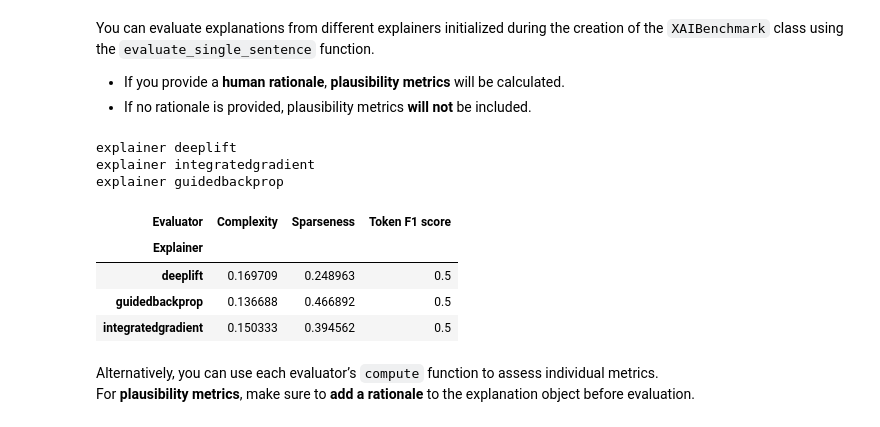
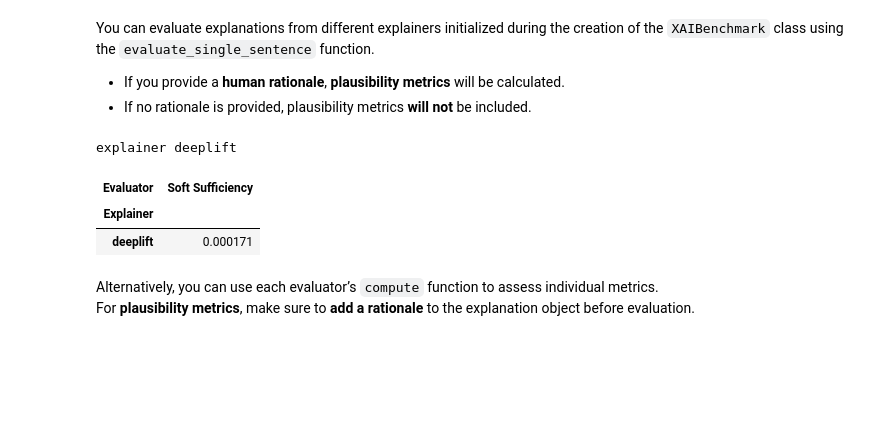
Before and after one commit to kafaite24/EvalxNLP, a Jupyter notebook: examples/tutorial_sentiment_analysis.ipynb, the cells around one changed output. Cells and saved outputs as stored; diff of their text form; code cells hidden in the pictures; blank space fills up the shorter version.

```diff
--- a/examples/tutorial_sentiment_analysis.ipynb
+++ b/examples/tutorial_sentiment_analysis.ipynb
@@ -185,17 +171,13 @@ You can evaluate explanations from different explainers initialized during the c
 
 - If you provide a **human rationale**, **plausibility metrics** will be calculated.
 - If no rationale is provided, plausibility metrics **will not** be included.
-# %%
-xai_framework.evaluate_single_sentence(sentence, target_label="negative",human_rationale=[0, 1, 0, 1, 0,0,0,0,1,0,1,0])
-# %% [output]
-explainer deeplift
-explainer integratedgradient
-explainer guidedbackprop
-| Evaluator | Complexity | Sparseness | Token F1 score |
-| Explainer |  |  |  |
-| deeplift | 0.169709 | 0.248963 | 0.5 |
-| guidedbackprop | 0.136688 | 0.466892 | 0.5 |
-| integratedgradient | 0.150333 | 0.394562 | 0.5 |
+# %%
+xai_framework.evaluate_single_sentence(sentence, target_label="negative")
+# %% [output]
+explainer deeplift
+| Evaluator | Soft Sufficiency |
+| Explainer |  |
+| deeplift | 0.000171 |
 # %% [markdown]
 Alternatively, you can use each evaluator’s `compute` function to assess individual metrics.
 For **plausibility metrics**, make sure to **add a rationale** to the explanation object before evaluation.
```
Also changed, not shown: parts of 5 cells of this notebook, 4 other files.
